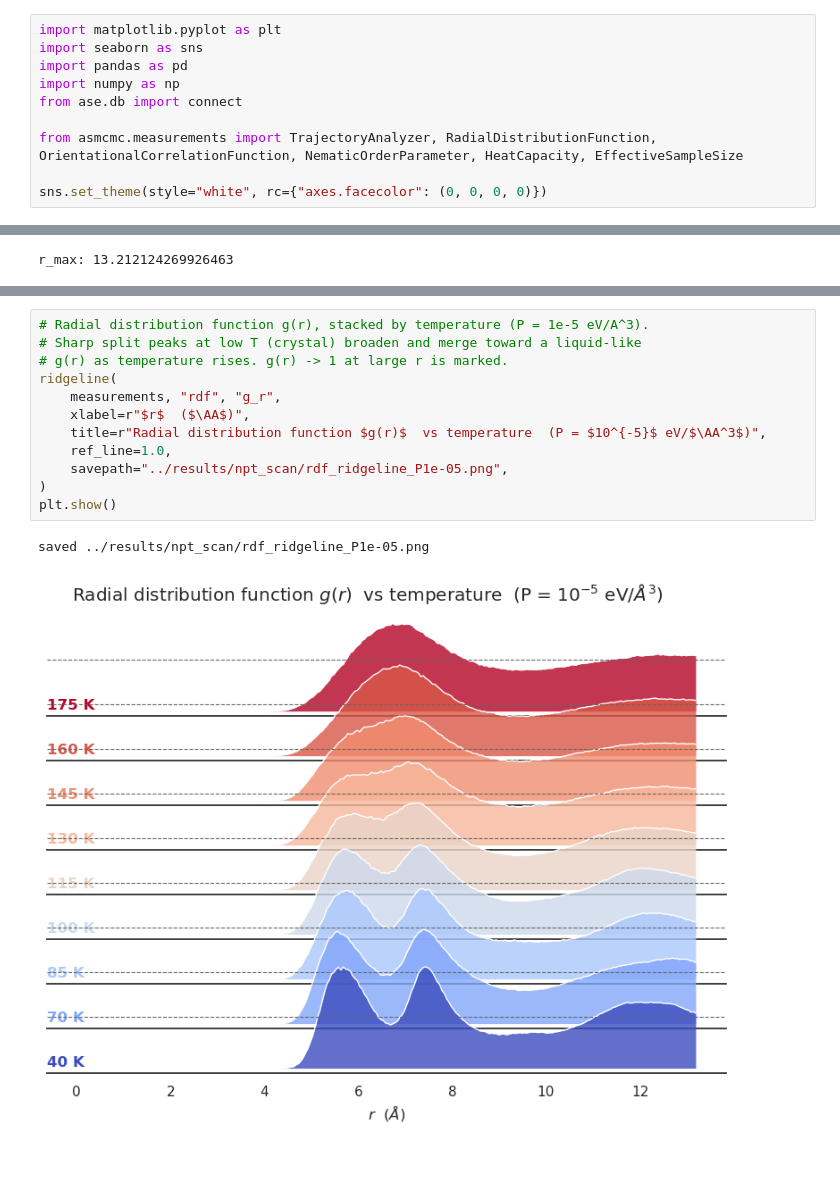
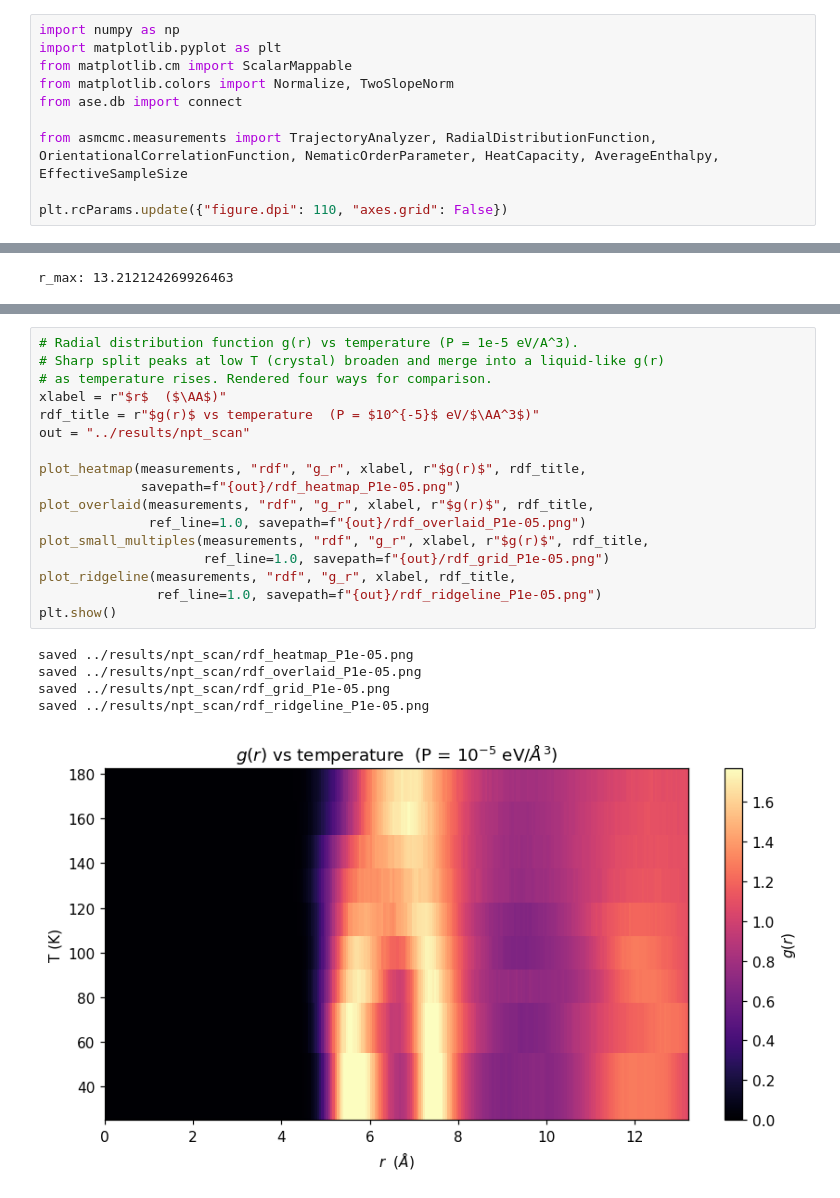
Before and after one commit to ortengren/as_mc, a Jupyter notebook: notebooks/plot_npt_scan.ipynb, the cells around one changed output, grey strips where cells are left out. Drawn from its saved outputs; the diff is of its cells as text; blank space fills up the shorter version.

```diff
--- a/notebooks/plot_npt_scan.ipynb
+++ b/notebooks/plot_npt_scan.ipynb
@@ -1,13 +1,13 @@
 # %%
+import numpy as np
 import matplotlib.pyplot as plt
-import seaborn as sns
-import pandas as pd
-import numpy as np
+from matplotlib.cm import ScalarMappable
+from matplotlib.colors import Normalize, TwoSlopeNorm
 from ase.db import connect
 
-from asmcmc.measurements import TrajectoryAnalyzer, RadialDistributionFunction, OrientationalCorrelationFunction, NematicOrderParameter, HeatCapacity, EffectiveSampleSize
+from asmcmc.measurements import TrajectoryAnalyzer, RadialDistributionFunction, OrientationalCorrelationFunction, NematicOrderParameter, HeatCapacity, AverageEnthalpy, EffectiveSampleSize
 
-sns.set_theme(style="white", rc={"axes.facecolor": (0, 0, 0, 0)})
+plt.rcParams.update({"figure.dpi": 110, "axes.grid": False})
 # %%
 temps = [40, 70, 85, 100, 115, 130, 145, 160, 175]
 pressures = [1e-5, 1e-4, 3e-4]
@@ -129,15 +224,23 @@ def ridgeline(measurements, meas_key, val_key, xlabel, title,
 # %%
-# Radial distribution function g(r), stacked by temperature (P = 1e-5 eV/A^3).
-# Sharp split peaks at low T (crystal) broaden and merge toward a liquid-like
-# g(r) as temperature rises. g(r) -> 1 at large r is marked.
-ridgeline(
-    measurements, "rdf", "g_r",
-    xlabel=r"$r$  ($\AA$)",
-    title=r"Radial distribution function $g(r)$  vs temperature  (P = $10^{-5}$ eV/$\AA^3$)",
-    ref_line=1.0,
-    savepath="../results/npt_scan/rdf_ridgeline_P1e-05.png",
-)
+# Radial distribution function g(r) vs temperature (P = 1e-5 eV/A^3).
+# Sharp split peaks at low T (crystal) broaden and merge into a liquid-like g(r)
+# as temperature rises. Rendered four ways for comparison.
+xlabel = r"$r$  ($\AA$)"
+rdf_title = r"$g(r)$ vs temperature  (P = $10^{-5}$ eV/$\AA^3$)"
+out = "../results/npt_scan"
+
+plot_heatmap(measurements, "rdf", "g_r", xlabel, r"$g(r)$", rdf_title,
+             savepath=f"{out}/rdf_heatmap_P1e-05.png")
+plot_overlaid(measurements, "rdf", "g_r", xlabel, r"$g(r)$", rdf_title,
+              ref_line=1.0, savepath=f"{out}/rdf_overlaid_P1e-05.png")
+plot_small_multiples(measurements, "rdf", "g_r", xlabel, r"$g(r)$", rdf_title,
+                     ref_line=1.0, savepath=f"{out}/rdf_grid_P1e-05.png")
+plot_ridgeline(measurements, "rdf", "g_r", xlabel, rdf_title,
+               ref_line=1.0, savepath=f"{out}/rdf_ridgeline_P1e-05.png")
 plt.show()
 # %% [output]
+saved ../results/npt_scan/rdf_heatmap_P1e-05.png
+saved ../results/npt_scan/rdf_overlaid_P1e-05.png
+saved ../results/npt_scan/rdf_grid_P1e-05.png
 saved ../results/npt_scan/rdf_ridgeline_P1e-05.png
-[figure, old version]
+[figure, new version]
```
Also changed, not shown: parts of 8 cells of this notebook, 6 other files.
